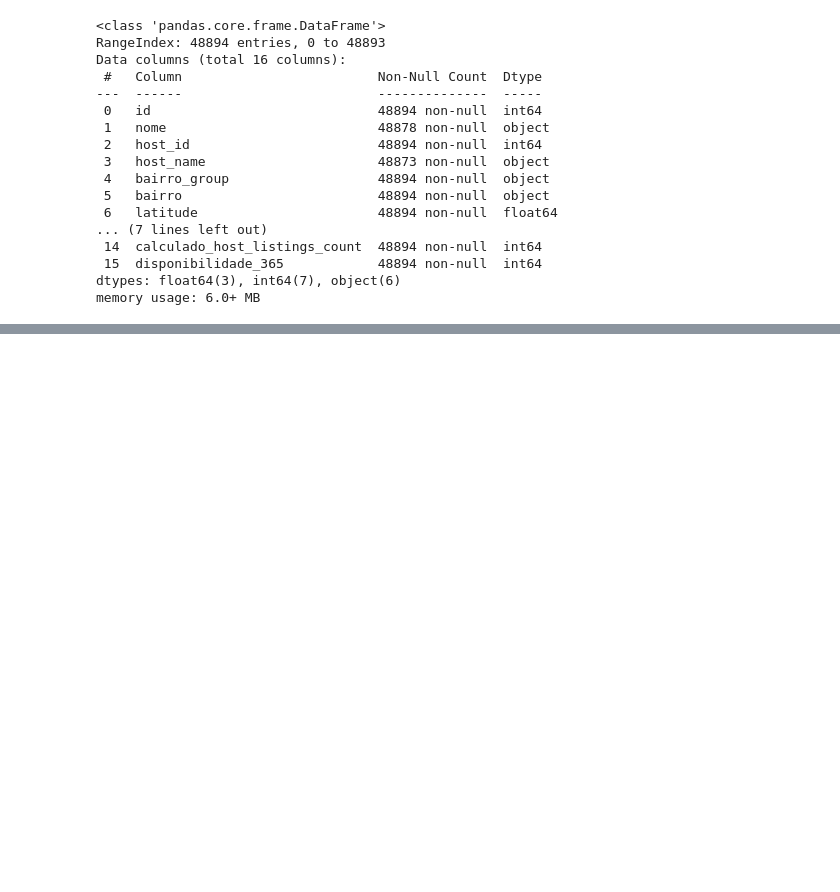
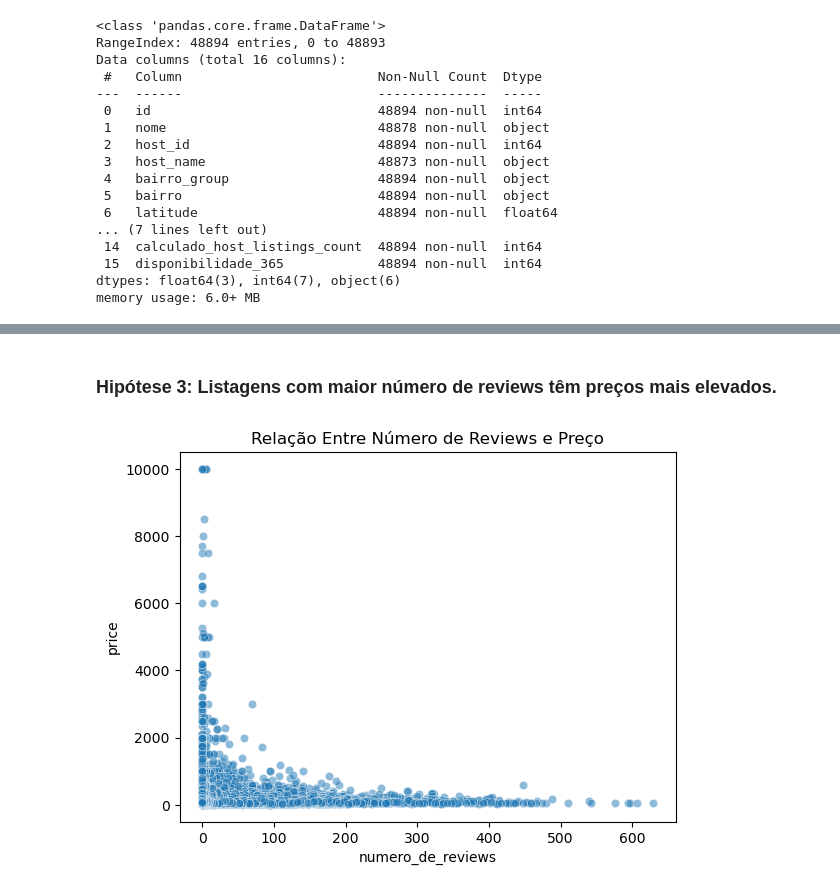
Before and after one commit to viniciusaprazeres/lighthouse-ciencia-de-dados, a Jupyter notebook: analise_eda.ipynb, the cells around one changed output, grey strips where cells are left out. Cells and saved outputs as stored; diff of their text form; code cells hidden in the pictures; blank space fills up the shorter version.

```diff
--- a/analise_eda.ipynb
+++ b/analise_eda.ipynb
@@ -67,0 +94,9 @@ df_precificacao.describe()
+# %% [markdown]
+### Hipótese 3: Listagens com maior número de reviews têm preços mais elevados.
+# %%
+# Criando um gráfico de dispersão com correlação entre o número de reviews e preço
+sns.scatterplot(df_precificacao, x='numero_de_reviews', y='price', alpha=0.5)
+plt.title('Relação Entre Número de Reviews e Preço')
+plt.show()
+# %% [output]
+[figure, added]
```
Also changed, not shown: parts of 7 cells of this notebook.
